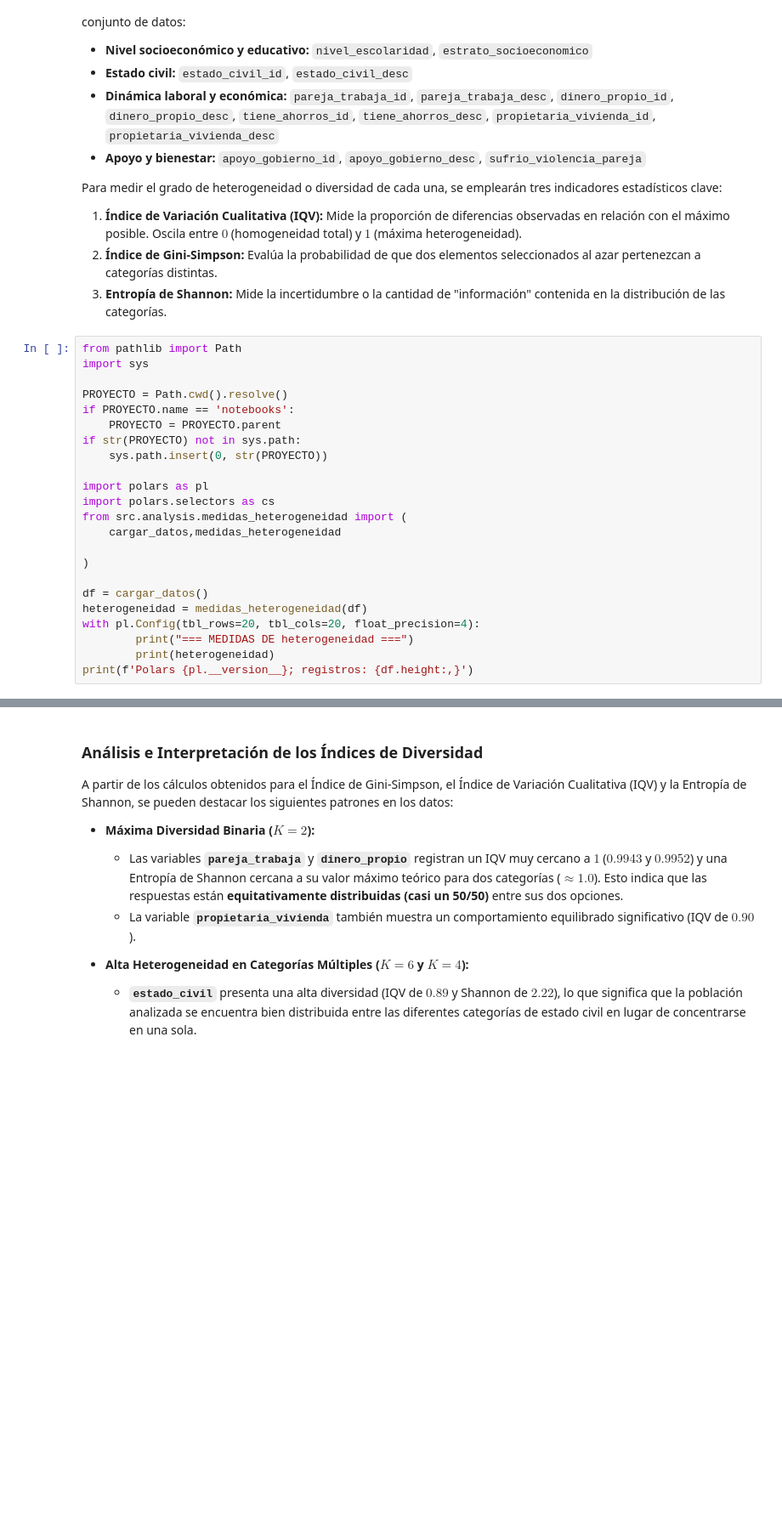
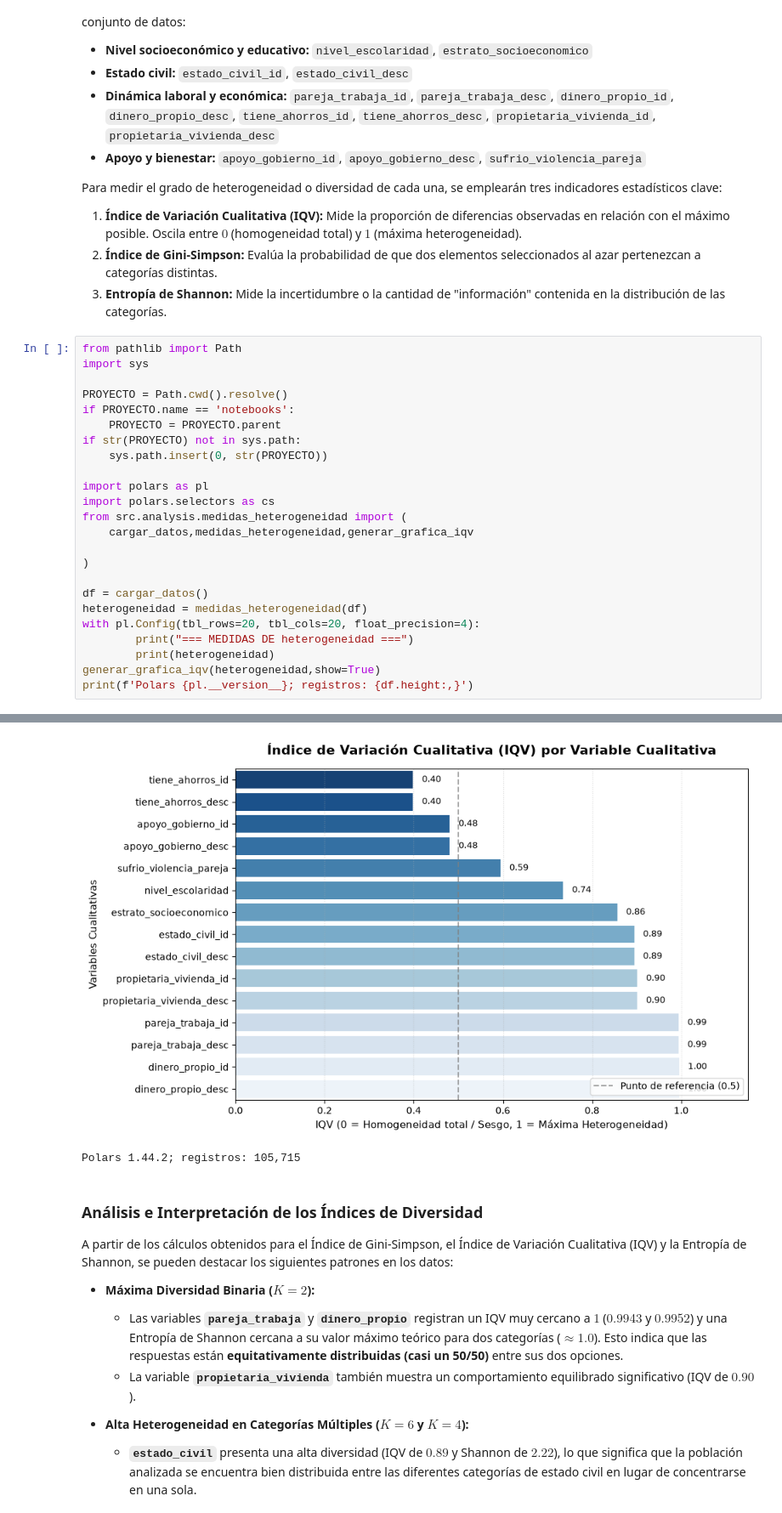
Before and after one commit to TaniaRmz/Practica3AyMD, a Jupyter notebook: notebooks/03_medidas_heterogeneidad-Copy1.ipynb, the cells around one changed output, grey strips where cells are left out. Shown at 85% size. Drawn from its saved outputs; the diff is of its cells as text; blank space fills up the shorter version.

Commit message:
grafica IQM

```diff
--- a/notebooks/03_medidas_heterogeneidad-Copy1.ipynb
+++ b/notebooks/03_medidas_heterogeneidad-Copy1.ipynb
@@ -25,7 +25,7 @@ if str(PROYECTO) not in sys.path:
 import polars as pl
 import polars.selectors as cs
 from src.analysis.medidas_heterogeneidad import (
-    cargar_datos,medidas_heterogeneidad
+    cargar_datos,medidas_heterogeneidad,generar_grafica_iqv
 
 )
 
@@ -34,6 +34,7 @@ heterogeneidad = medidas_heterogeneidad(df)
 with pl.Config(tbl_rows=20, tbl_cols=20, float_precision=4):
         print("=== MEDIDAS DE heterogeneidad ===")
         print(heterogeneidad)
+generar_grafica_iqv(heterogeneidad,show=True)
 print(f'Polars {pl.__version__}; registros: {df.height:,}')
 # %% [output]
 === MEDIDAS DE heterogeneidad ===
@@ -56,3 +57,5 @@ Polars 1.44.2; registros: 105,715
+[figure, added]
+Polars 1.44.2; registros: 105,715
 # %% [markdown]
 ### Análisis e Interpretación de los Índices de Diversidad
 
```
Also changed, not shown: parts of 1 cell of this notebook, 1 other file.
